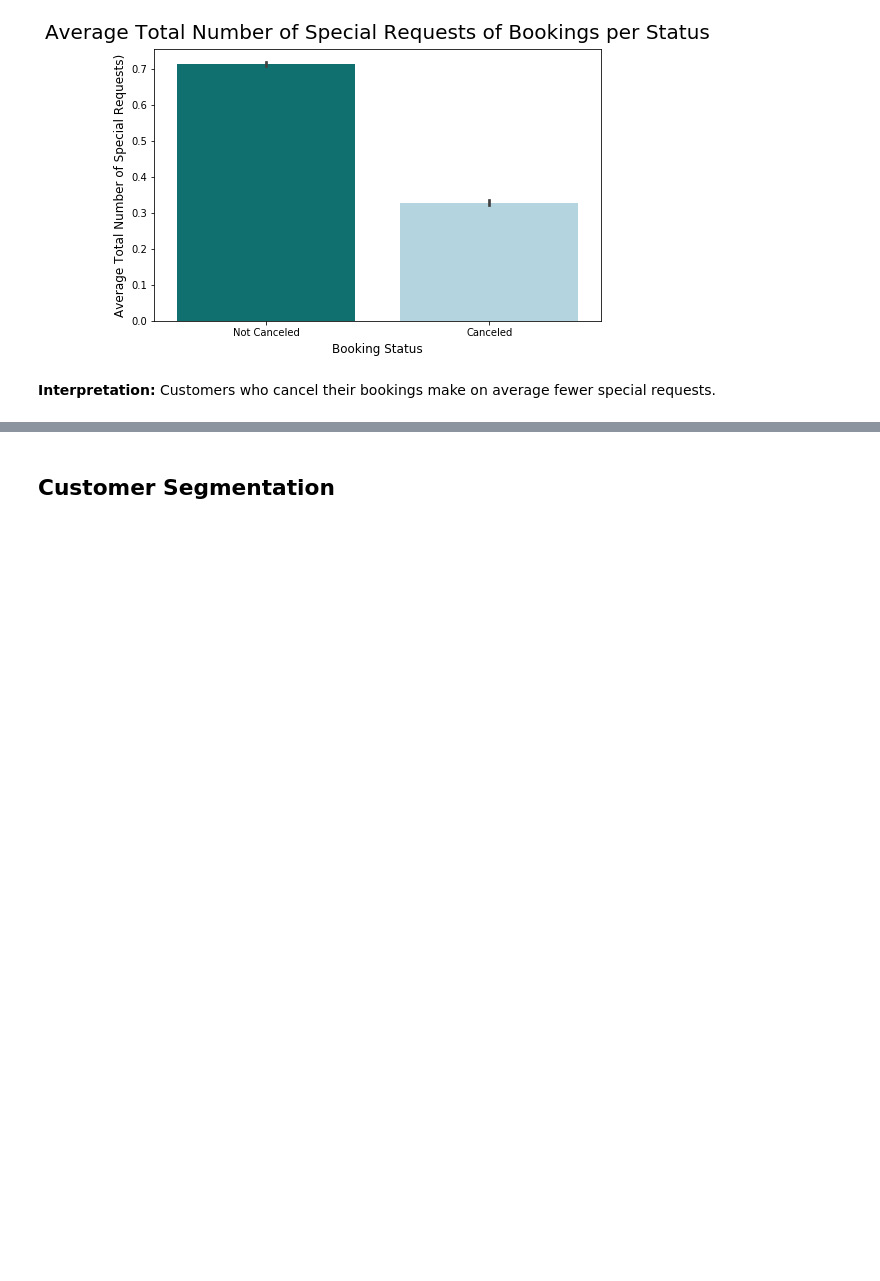
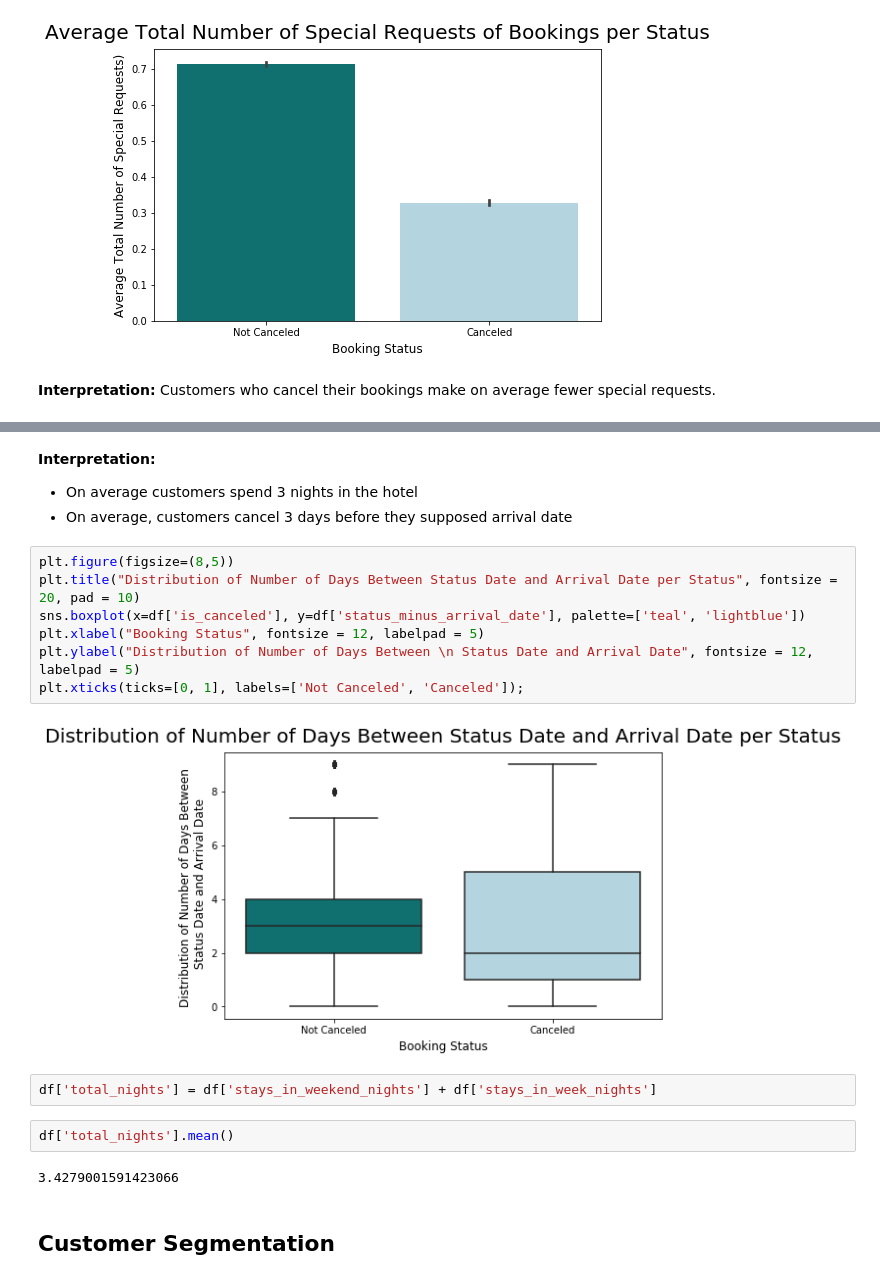
Before and after one commit to JulKelman/Predicting-Hotel-Bookings-Cancellation, a Jupyter notebook: code/Notebook 1 .ipynb, the cells around one changed output, grey strips where cells are left out. Saved outputs shown, nothing was run; the diff lists cells and outputs as text; blank space fills up the shorter version.

```diff
--- a/code/Notebook 1 .ipynb
+++ b/code/Notebook 1 .ipynb
@@ -382,3 +386,22 @@ TypeError: object of type 'int' has no len()
+# %% [markdown]
+**Interpretation:**
+- On average customers spend 3 nights in the hotel
+- On average, customers cancel 3 days before they supposed arrival date
+# %%
+plt.figure(figsize=(8,5))
+plt.title("Distribution of Number of Days Between Status Date and Arrival Date per Status", fontsize = 20, pad = 10)
+sns.boxplot(x=df['is_canceled'], y=df['status_minus_arrival_date'], palette=['teal', 'lightblue'])
+plt.xlabel("Booking Status", fontsize = 12, labelpad = 5)
+plt.ylabel("Distribution of Number of Days Between \n Status Date and Arrival Date", fontsize = 12, labelpad = 5)
+plt.xticks(ticks=[0, 1], labels=['Not Canceled', 'Canceled']);
+# %% [output]
+[figure, added]
+# %%
+df['total_nights'] = df['stays_in_weekend_nights'] + df['stays_in_week_nights']
+# %%
+df['total_nights'].mean()
+# %% [output]
+3.4279001591423066
 # %% [markdown]
 ## Customer Segmentation
 # %% [markdown]
```
Also changed, not shown: parts of 11 cells of this notebook.
